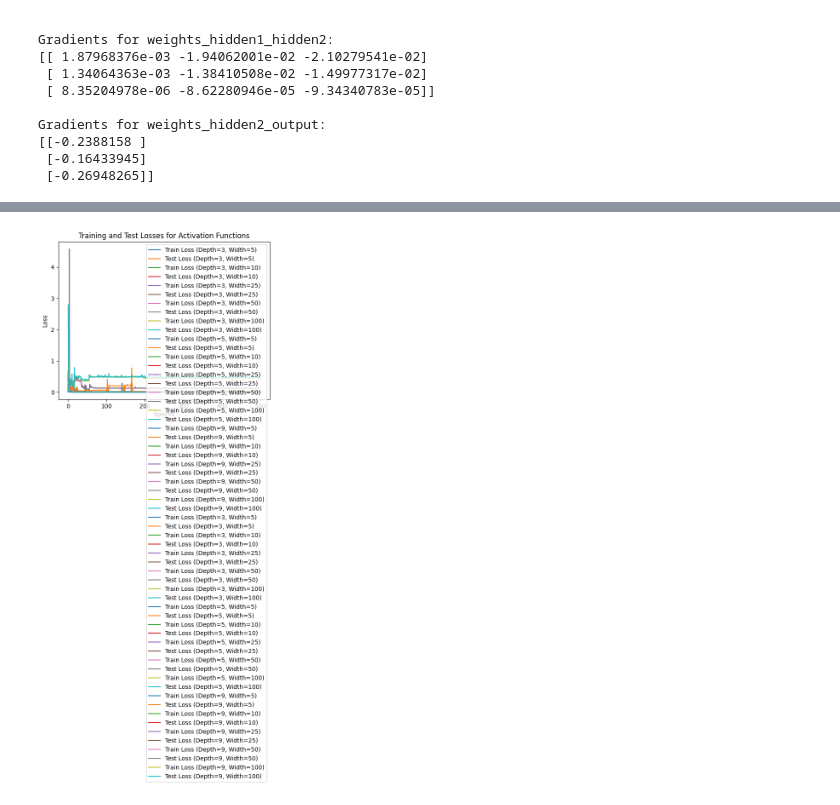
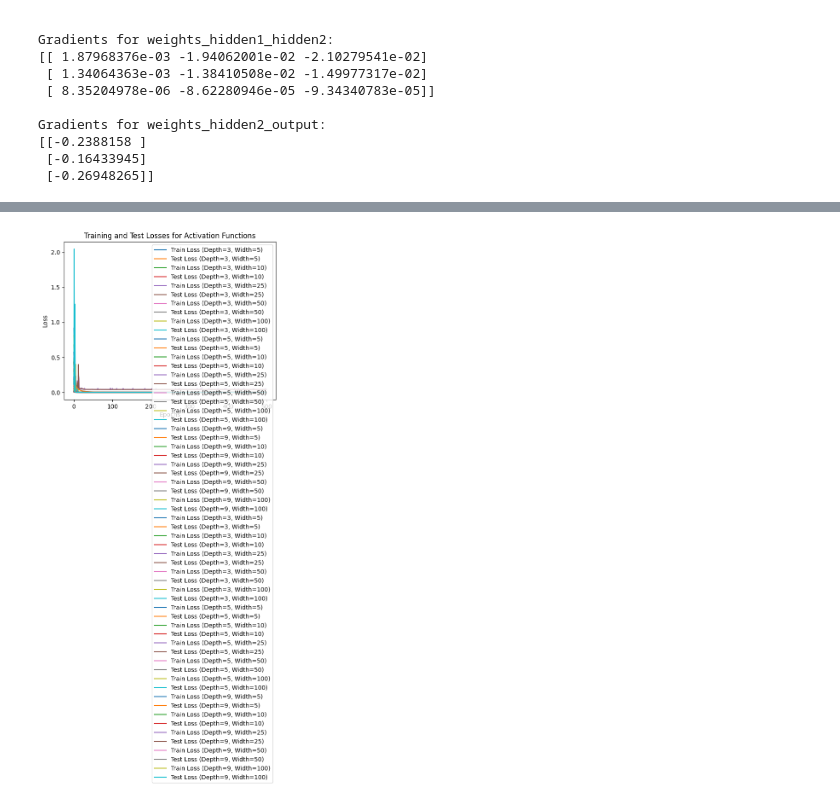
Before and after one commit to karrieFF/Machine-Learning-HW, a Jupyter notebook: NeuralNetworks/Neuronetwork.ipynb, the cells around one changed output, grey strips where cells are left out. Cells and saved outputs as stored; diff of their text form; code cells hidden in the pictures.

```diff
--- a/NeuralNetworks/Neuronetwork.ipynb
+++ b/NeuralNetworks/Neuronetwork.ipynb
@@ -358,7 +358,7 @@ depths = [3, 5, 9]
 widths = [5, 10, 25, 50, 100]
 activation_functions = ["tanh", "relu"]
 learning_rate = 0.01
-epochs = 500
+epochs = 100
 batch_size = 32
 
 X_train_tensor = torch.tensor(X_train2_with_bias, dtype=torch.float32)
@@ -378,7 +378,7 @@ for activation in activation_functions:
     #print(f"\nUsing activation function: {activation}")
     for depth in depths:
         for width in widths:
-            #print(f"\nTraining model with depth={depth}, width={width}")
+            print(f"\nTraining model with depth={depth}, width={width}")
 
             # Initialize and train the model
             model = NeuralNetwork2(input_size=5, depth=depth, width=width, activation=activation)
@@ -417 +417 @@ Epoch 499, Train Loss: 0.000000, Test Loss: 0.000000
-[figure, old version]
+[figure, new version]
```
Also changed, not shown: parts of 3 cells of this notebook, 1 other file.
